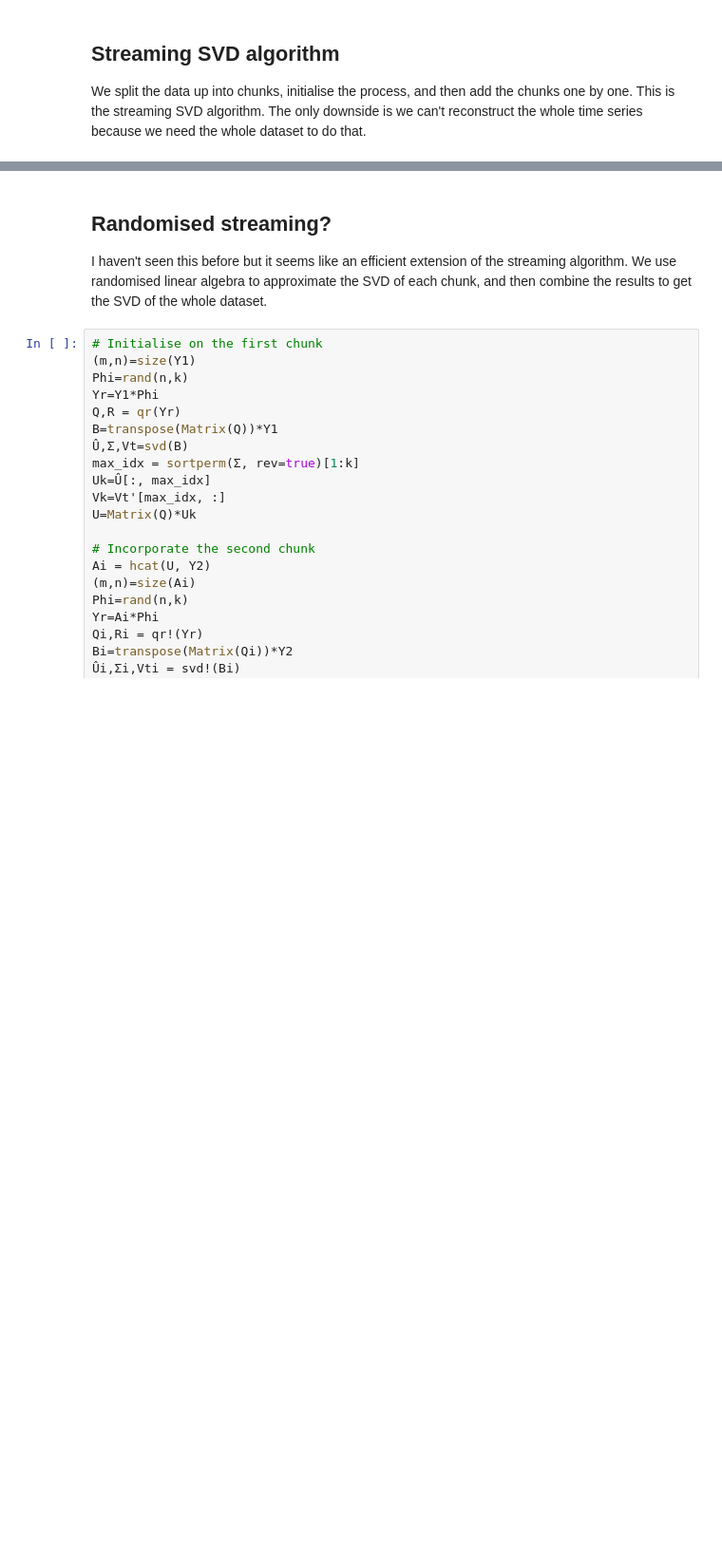
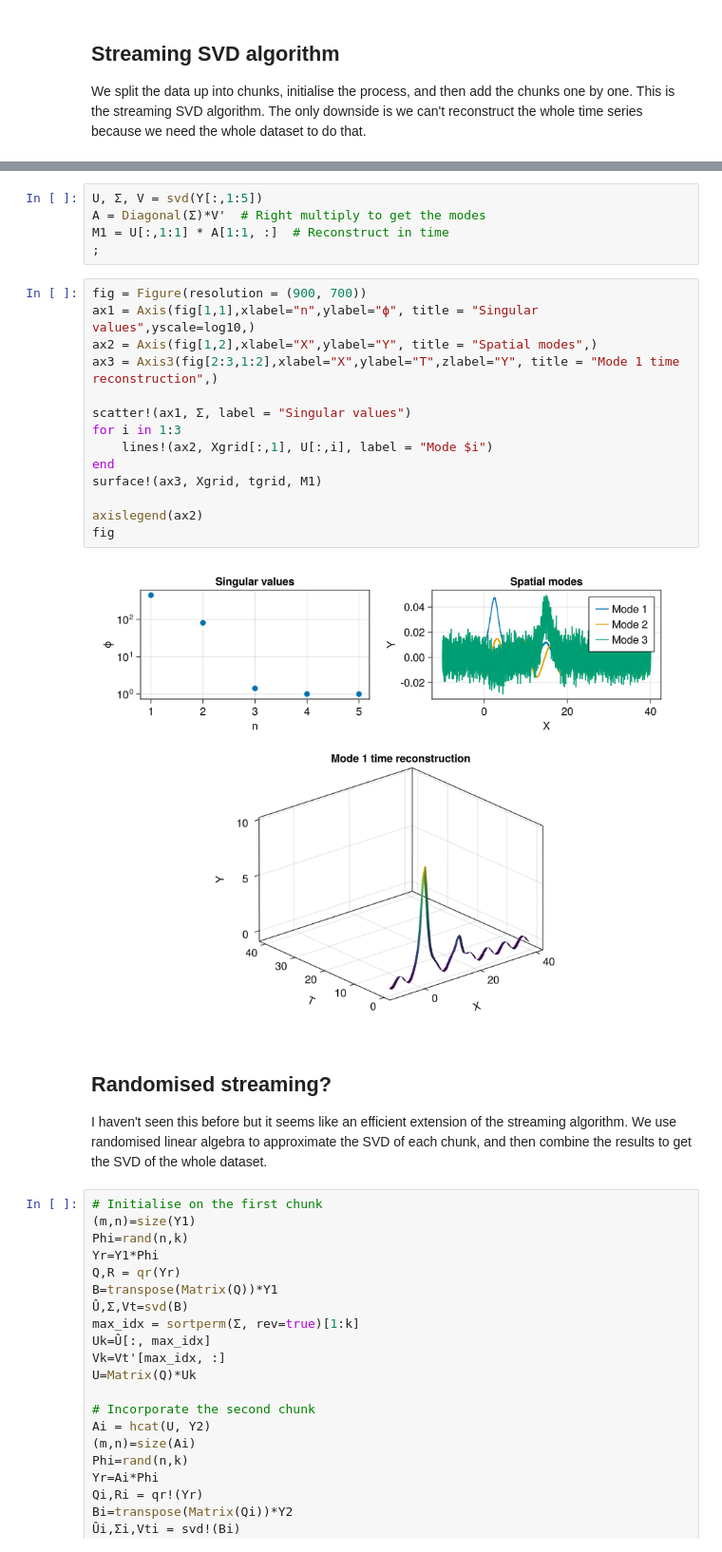
Before and after one commit to J-Massey/WakePOD.jl, a Jupyter notebook: examples/basic_implementation.ipynb, the cells around one changed output, grey strips where cells are left out. Shown at 95% size. Drawn from its saved outputs; the diff is of its cells as text; blank space fills up the shorter version.

```diff
--- a/examples/basic_implementation.ipynb
+++ b/examples/basic_implementation.ipynb
@@ -220,3 +243,24 @@ fig
+# %%
+U, Σ, V = svd(Y[:,1:5])
+A = Diagonal(Σ)*V'  # Right multiply to get the modes
+M1 = U[:,1:1] * A[1:1, :]  # Reconstruct in time
+;
+# %%
+fig = Figure(resolution = (900, 700))
+ax1 = Axis(fig[1,1],xlabel="n",ylabel="ϕ", title = "Singular values",yscale=log10,)
+ax2 = Axis(fig[1,2],xlabel="X",ylabel="Y", title = "Spatial modes",)
+ax3 = Axis3(fig[2:3,1:2],xlabel="X",ylabel="T",zlabel="Y", title = "Mode 1 time reconstruction",)
+
+scatter!(ax1, Σ, label = "Singular values")
+for i in 1:3
+    lines!(ax2, Xgrid[:,1], U[:,i], label = "Mode $i")
+end
+surface!(ax3, Xgrid, tgrid, M1)
+
+axislegend(ax2)
+fig
+# %% [output]
+[figure, added]
 # %% [markdown]
 ## Randomised streaming?
 I haven't seen this before but it seems like an efficient extension of the streaming algorithm. We use randomised linear algebra to approximate the SVD of each chunk, and then combine the results to get the SVD of the whole dataset.
```
Also changed, not shown: parts of 7 cells of this notebook, 25 other files.
